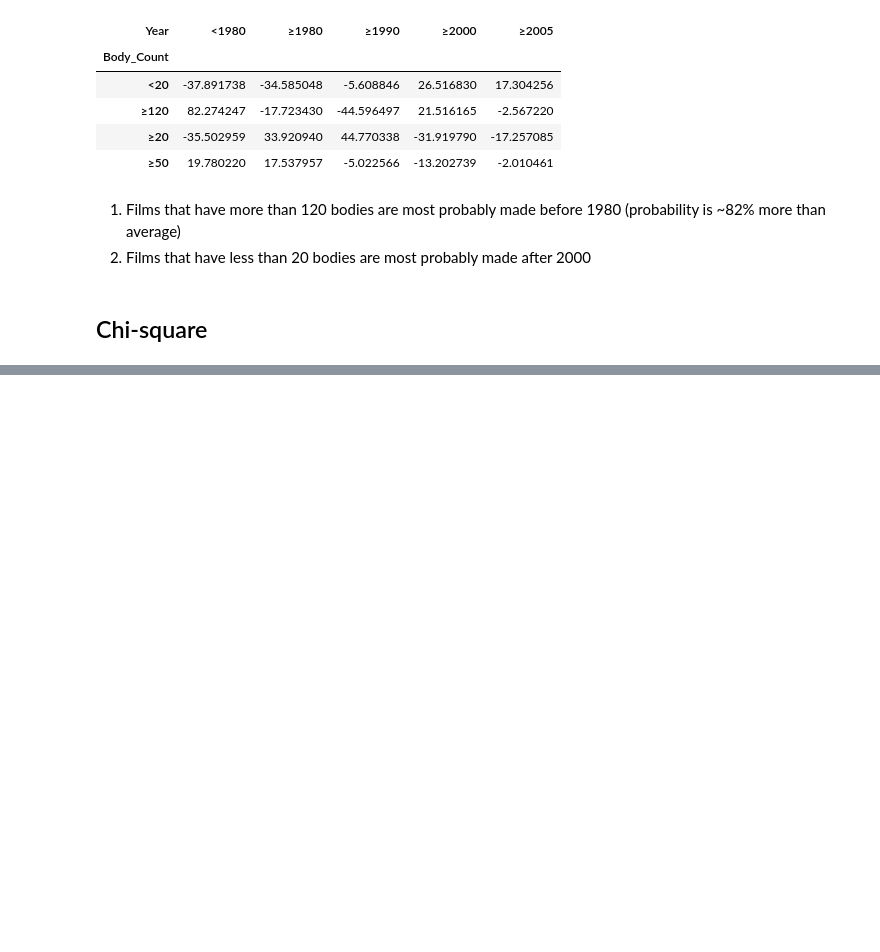
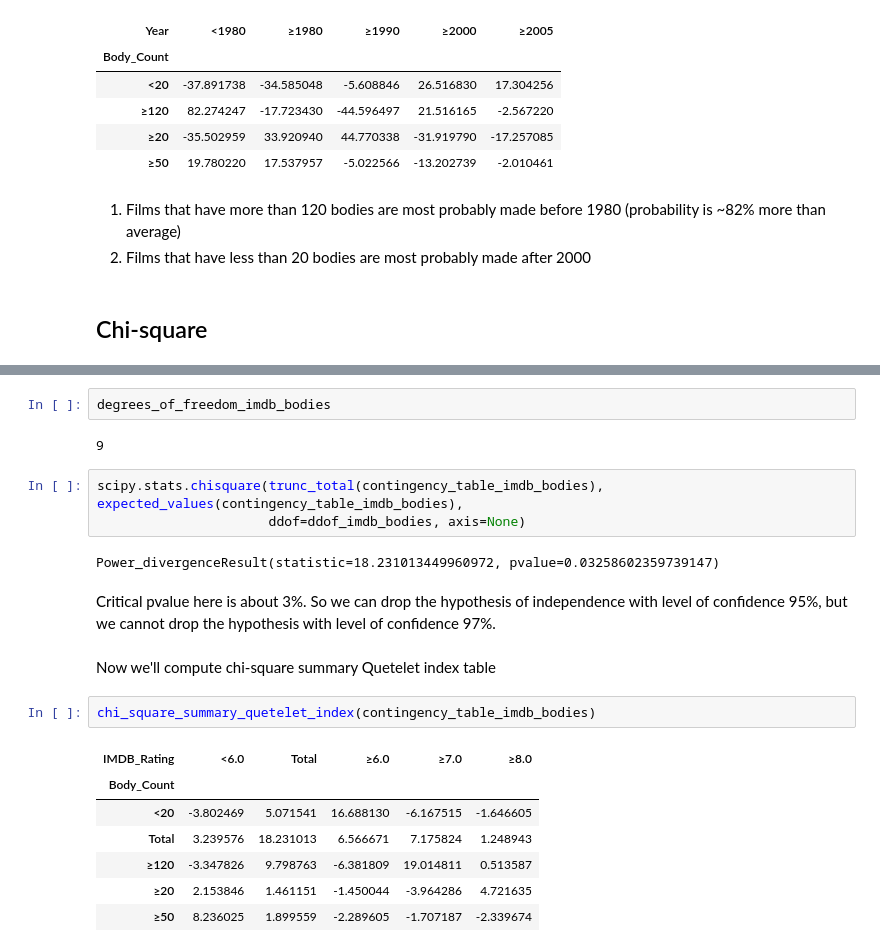
Before and after one commit to Euphe/data_analysis_project, a Jupyter notebook: hw3.ipynb, the cells around one changed output, grey strips where cells are left out. Saved outputs shown, nothing was run; the diff lists cells and outputs as text; blank space fills up the shorter version.

```diff
--- a/hw3.ipynb
+++ b/hw3.ipynb
@@ -181,0 +239,23 @@ Power_divergenceResult(statistic=2.0000000000000004, pvalue=0.3678794411714423)
+# %%
+degrees_of_freedom_imdb_bodies
+# %% [output]
+9
+# %%
+scipy.stats.chisquare(trunc_total(contingency_table_imdb_bodies), expected_values(contingency_table_imdb_bodies),
+                      ddof=ddof_imdb_bodies, axis=None)
+# %% [output]
+Power_divergenceResult(statistic=18.231013449960972, pvalue=0.03258602359739147)
+# %% [markdown]
+Critical pvalue here is about 3%. So we can drop the hypothesis of independence with level of confidence 95%, but we cannot drop the hypothesis with level of confidence 97%.
+# %% [markdown]
+Now we'll compute chi-square summary Quetelet index table
+# %%
+chi_square_summary_quetelet_index(contingency_table_imdb_bodies)
+# %% [output]
+| IMDB_Rating | <6.0 | Total | ≥6.0 | ≥7.0 | ≥8.0 |
+| Body_Count |  |  |  |  |  |
+| <20 | -3.802469 | 5.071541 | 16.688130 | -6.167515 | -1.646605 |
+| Total | 3.239576 | 18.231013 | 6.566671 | 7.175824 | 1.248943 |
+| ≥120 | -3.347826 | 9.798763 | -6.381809 | 19.014811 | 0.513587 |
+| ≥20 | 2.153846 | 1.461151 | -1.450044 | -3.964286 | 4.721635 |
+| ≥50 | 8.236025 | 1.899559 | -2.289605 | -1.707187 | -2.339674 |
```
Also changed, not shown: parts of 17 cells of this notebook.
